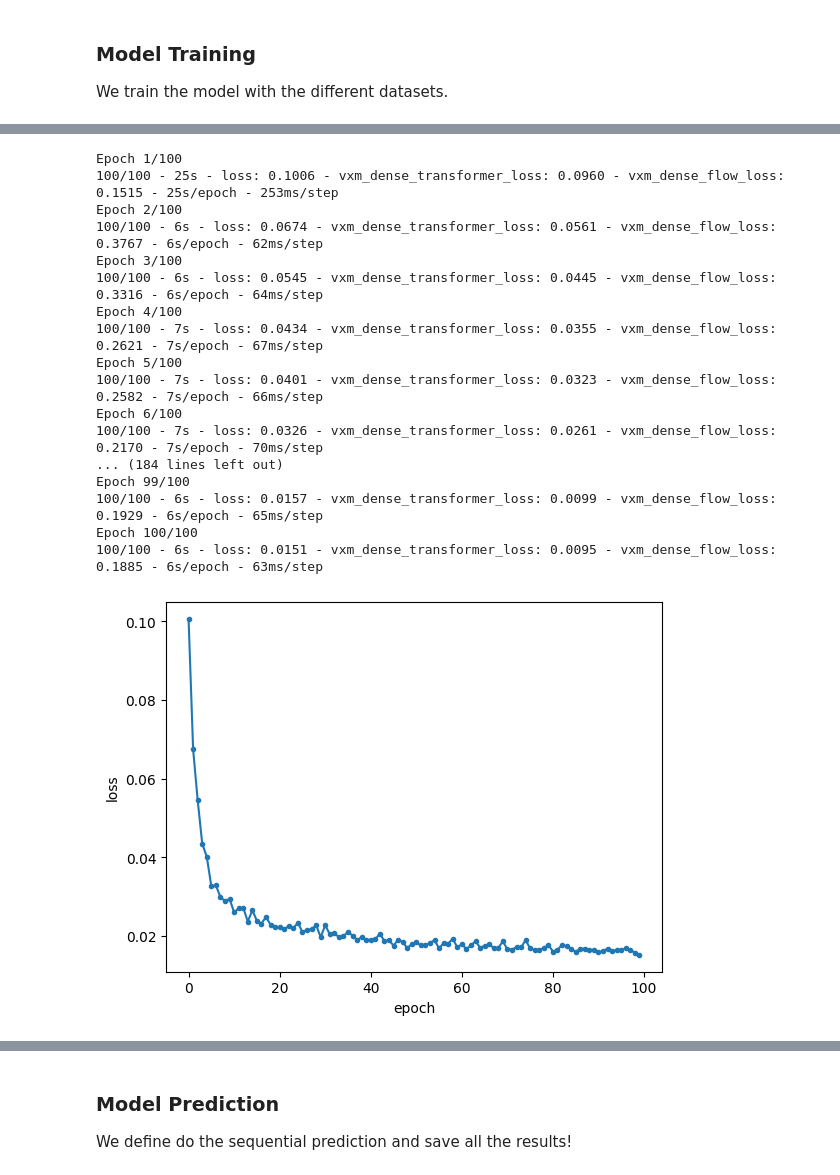
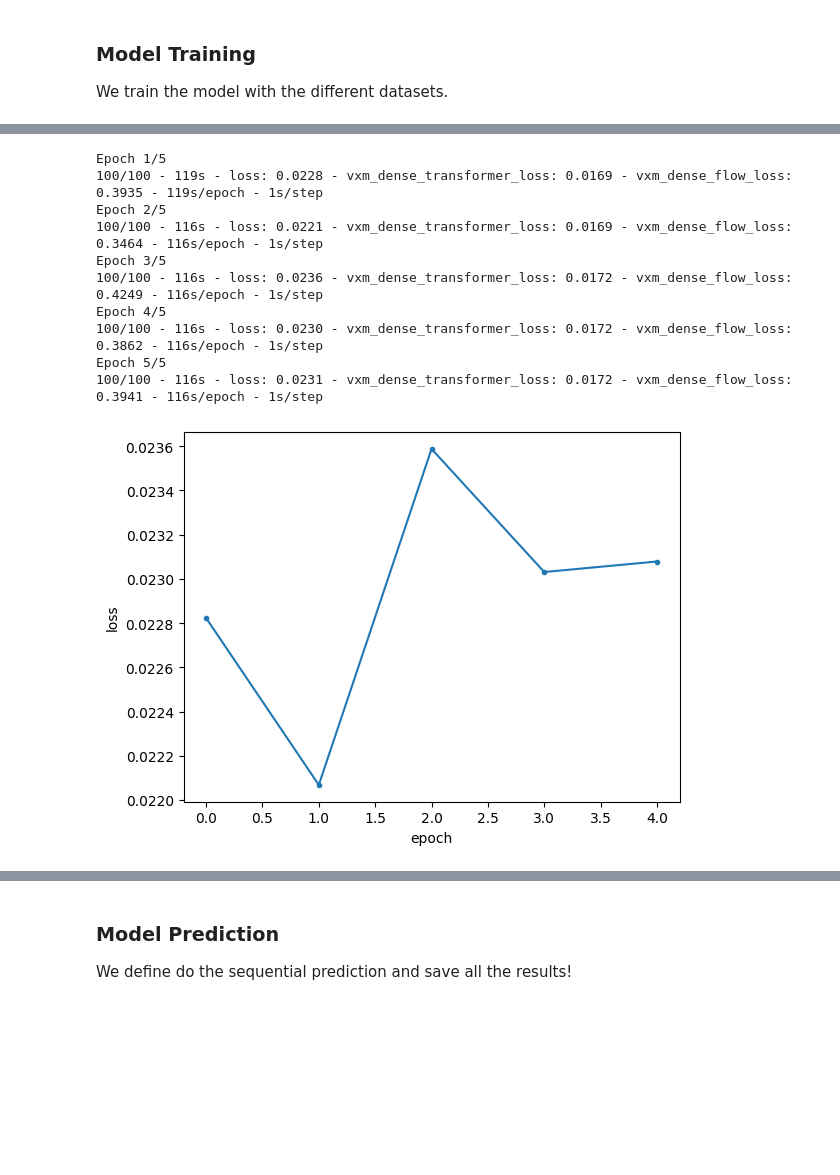
Before and after one commit to Arielogg/MLDM-Project-23, a Jupyter notebook: source/registration/deformation_field_method/deformation_field_registration.ipynb, the cells around one changed output, grey strips where cells are left out. Drawn from its saved outputs; the diff is of its cells as text; code cells hidden in the pictures; blank space fills up the shorter version.

```diff
--- a/source/registration/deformation_field_method/deformation_field_registration.ipynb
+++ b/source/registration/deformation_field_method/deformation_field_registration.ipynb
@@ -206,7 +250,7 @@ vxm_model_20_2 = vxm.networks.VxmDense(inshape_20_2, nb_features, int_steps=0)
 # %%
 # Define loss and lambda for the losses (hyper-parameter)
 losses = [vxm.losses.MSE().loss, vxm.losses.Grad('l2').loss]
-lambda_param = 0.03
+lambda_param = 0.015
 loss_weights = [1, lambda_param]
 opt1 = tf.keras.optimizers.Adam(learning_rate=1e-4)
 opt2 = tf.keras.optimizers.Adam(learning_rate=1e-4)
@@ -221,7 +265,7 @@ vxm_model_20_2.compile(optimizer=opt3, loss=losses, loss_weights=loss_weights)
 We train the model with the different datasets.
 # %%
 # We define the epochs and steps
-nb_epochs = 100
+nb_epochs = 5
 steps_per_epoch = 100
 # %%
 # First, with the laset 24_30 dataset
@@ -249,25 +289,21 @@ Epoch 100/100
 # %%
 # Second, with the laset 22_30 dataset
+vxm_model_22_30.load_weights(f'./drive/MyDrive/result_sink/22_30_registered/22_30_c1_weights.h5')
 hist_22_30 = vxm_model_22_30.fit(train_generator_22_30, epochs=nb_epochs, steps_per_epoch=steps_per_epoch, verbose=2)
 plot_history(hist_22_30)
+np.mean(hist_22_30.history['loss'])
+vxm_model_22_30.save_weights(f'./drive/MyDrive/result_sink/22_30_registered/22_30_c{cut_number}_weights.h5')
 # %% [output]
-Epoch 1/100
-100/100 - 25s - loss: 0.1006 - vxm_dense_transformer_loss: 0.0960 - vxm_dense_flow_loss: 0.1515 - 25s/epoch - 253ms/step
-Epoch 2/100
-100/100 - 6s - loss: 0.0674 - vxm_dense_transformer_loss: 0.0561 - vxm_dense_flow_loss: 0.3767 - 6s/epoch - 62ms/step
-Epoch 3/100
-100/100 - 6s - loss: 0.0545 - vxm_dense_transformer_loss: 0.0445 - vxm_dense_flow_loss: 0.3316 - 6s/epoch - 64ms/step
-Epoch 4/100
-100/100 - 7s - loss: 0.0434 - vxm_dense_transformer_loss: 0.0355 - vxm_dense_flow_loss: 0.2621 - 7s/epoch - 67ms/step
-Epoch 5/100
-100/100 - 7s - loss: 0.0401 - vxm_dense_transformer_loss: 0.0323 - vxm_dense_flow_loss: 0.2582 - 7s/epoch - 66ms/step
-Epoch 6/100
-100/100 - 7s - loss: 0.0326 - vxm_dense_transformer_loss: 0.0261 - vxm_dense_flow_loss: 0.2170 - 7s/epoch - 70ms/step
-... (184 lines left out)
-Epoch 99/100
-100/100 - 6s - loss: 0.0157 - vxm_dense_transformer_loss: 0.0099 - vxm_dense_flow_loss: 0.1929 - 6s/epoch - 65ms/step
-Epoch 100/100
-100/100 - 6s - loss: 0.0151 - vxm_dense_transformer_loss: 0.0095 - vxm_dense_flow_loss: 0.1885 - 6s/epoch - 63ms/step
+Epoch 1/5
+100/100 - 119s - loss: 0.0228 - vxm_dense_transformer_loss: 0.0169 - vxm_dense_flow_loss: 0.3935 - 119s/epoch - 1s/step
+Epoch 2/5
+100/100 - 116s - loss: 0.0221 - vxm_dense_transformer_loss: 0.0169 - vxm_dense_flow_loss: 0.3464 - 116s/epoch - 1s/step
+Epoch 3/5
+100/100 - 116s - loss: 0.0236 - vxm_dense_transformer_loss: 0.0172 - vxm_dense_flow_loss: 0.4249 - 116s/epoch - 1s/step
+Epoch 4/5
+100/100 - 116s - loss: 0.0230 - vxm_dense_transformer_loss: 0.0172 - vxm_dense_flow_loss: 0.3862 - 116s/epoch - 1s/step
+Epoch 5/5
+100/100 - 116s - loss: 0.0231 - vxm_dense_transformer_loss: 0.0172 - vxm_dense_flow_loss: 0.3941 - 116s/epoch - 1s/step
-[figure, old version]
+[figure, new version]
 # %%
 # Finally, with the laset 20_2 dataset
```
Also changed, not shown: parts of 19 cells of this notebook.
